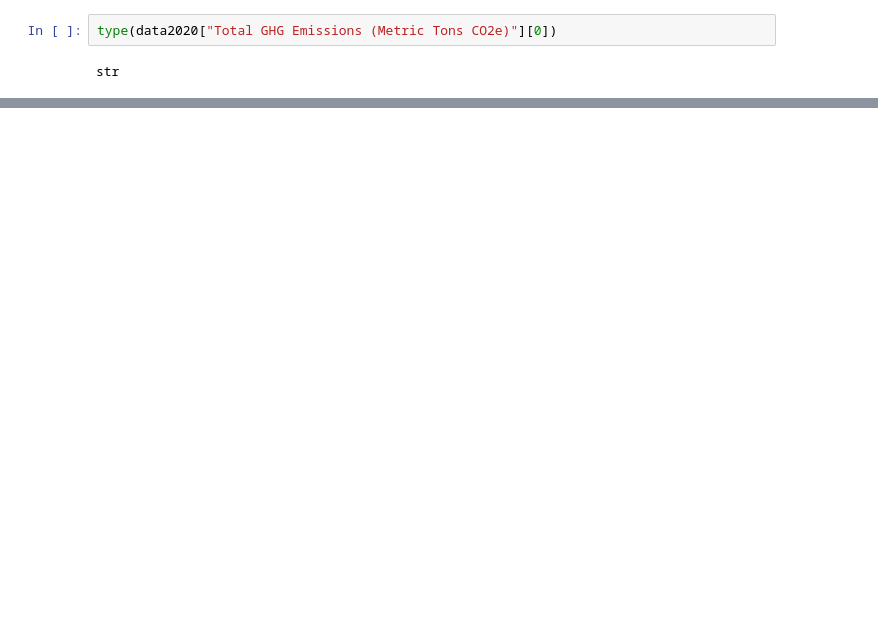
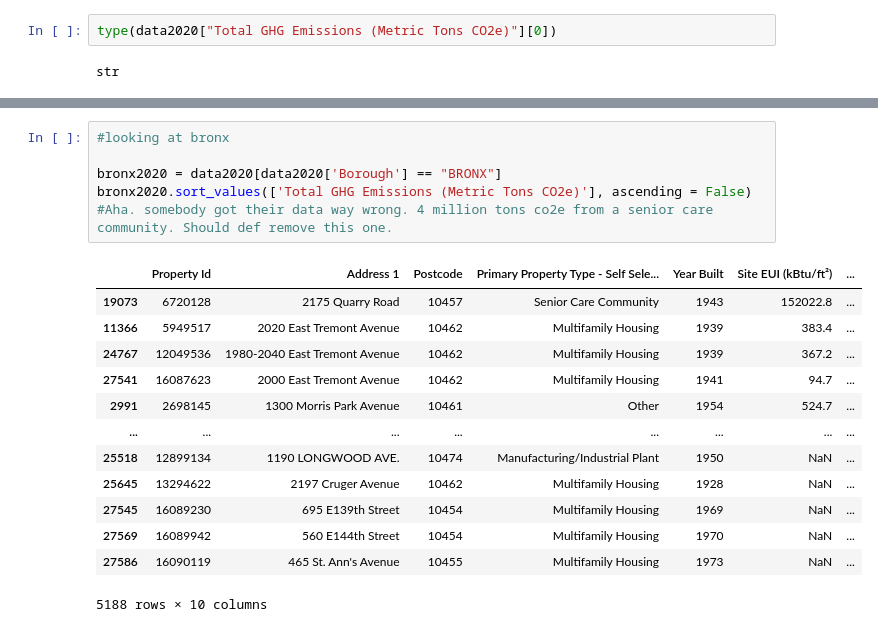
Before and after one commit to ckeo/Python_Project, a Jupyter notebook: EDA.ipynb, the cells around one changed output, grey strips where cells are left out. Saved outputs shown, nothing was run; the diff lists cells and outputs as text; blank space fills up the shorter version.

```diff
--- a/EDA.ipynb
+++ b/EDA.ipynb
@@ -40,0 +102,20 @@ str
+# %%
+#looking at bronx
+
+bronx2020 = data2020[data2020['Borough'] == "BRONX"]
+bronx2020.sort_values(['Total GHG Emissions (Metric Tons CO2e)'], ascending = False)
+#Aha. somebody got their data way wrong. 4 million tons co2e from a senior care community. Should def remove this one.
+# %% [output]
+|  | Property Id | Address 1 | Postcode | Primary Property Type - Self Sele... | Year Built | Site EUI (kBtu/ft²) | ... |
+| 19073 | 6720128 | 2175 Quarry Road | 10457 | Senior Care Community | 1943 | 152022.8 | ... |
+| 11366 | 5949517 | 2020 East Tremont Avenue | 10462 | Multifamily Housing | 1939 | 383.4 | ... |
+| 24767 | 12049536 | 1980-2040 East Tremont Avenue | 10462 | Multifamily Housing | 1939 | 367.2 | ... |
+| 27541 | 16087623 | 2000 East Tremont Avenue | 10462 | Multifamily Housing | 1941 | 94.7 | ... |
+| 2991 | 2698145 | 1300 Morris Park Avenue | 10461 | Other | 1954 | 524.7 | ... |
+| ... | ... | ... | ... | ... | ... | ... | ... |
+| 25518 | 12899134 | 1190 LONGWOOD AVE. | 10474 | Manufacturing/Industrial Plant | 1950 | NaN | ... |
+| 25645 | 13294622 | 2197 Cruger Avenue | 10462 | Multifamily Housing | 1928 | NaN | ... |
+| 27545 | 16089230 | 695 E139th Street | 10454 | Multifamily Housing | 1969 | NaN | ... |
+| 27569 | 16089942 | 560 E144th Street | 10454 | Multifamily Housing | 1970 | NaN | ... |
+| 27586 | 16090119 | 465 St. Ann's Avenue | 10455 | Multifamily Housing | 1973 | NaN | ... |
+5188 rows × 10 columns
```
Also changed, not shown: parts of 7 cells of this notebook.
